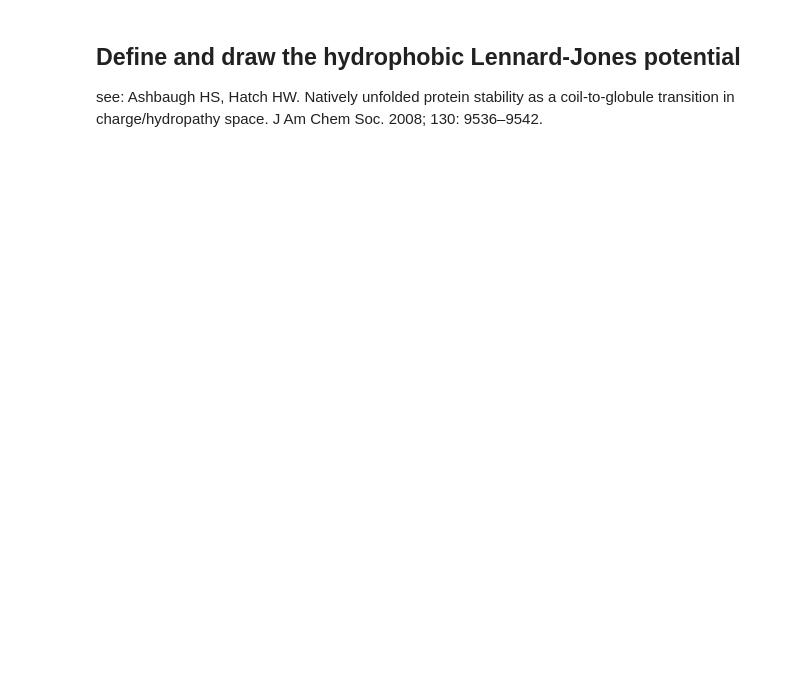
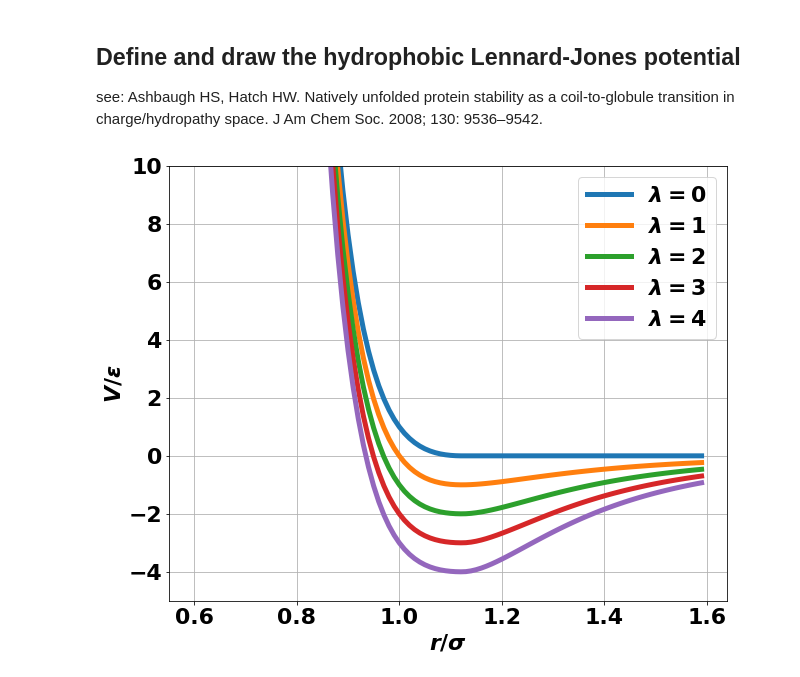
Before and after one commit to IvanGilardoni/my_scripts, a Jupyter notebook: hydrophobic_LJ.ipynb, the cells around one changed output. Cells and saved outputs as stored; diff of their text form; code cells hidden in the pictures; blank space fills up the shorter version.

Commit message:
line width, xlim, markersize

```diff
--- a/hydrophobic_LJ.ipynb
+++ b/hydrophobic_LJ.ipynb
@@ -35,19 +35,22 @@ for lambdas in lambdas_list:
 # %%
 plt.figure(figsize=(10,8))
 
 font = {'family' : 'normal',
         'weight' : 'bold',
         'size'   : 22}
 
 matplotlib.rc('font', **font)
+matplotlib.rc('lines', lw=5)
 
 for lambdas in lambdas_list:
     plt.plot(xs, U_hps[lambdas], '-',label='$\lambda = $'+str(lambdas))
 plt.grid()
 
 plt.ylim([-5,10])
 plt.legend()
 plt.xlabel('$r/\sigma$')
 plt.ylabel('$V/\epsilon$')
 plt.savefig('images/hydrophobic_potential.png')
 plt.show()
+# %% [output]
+[figure, added]
```
Also changed, not shown: parts of 2 cells of this notebook.
